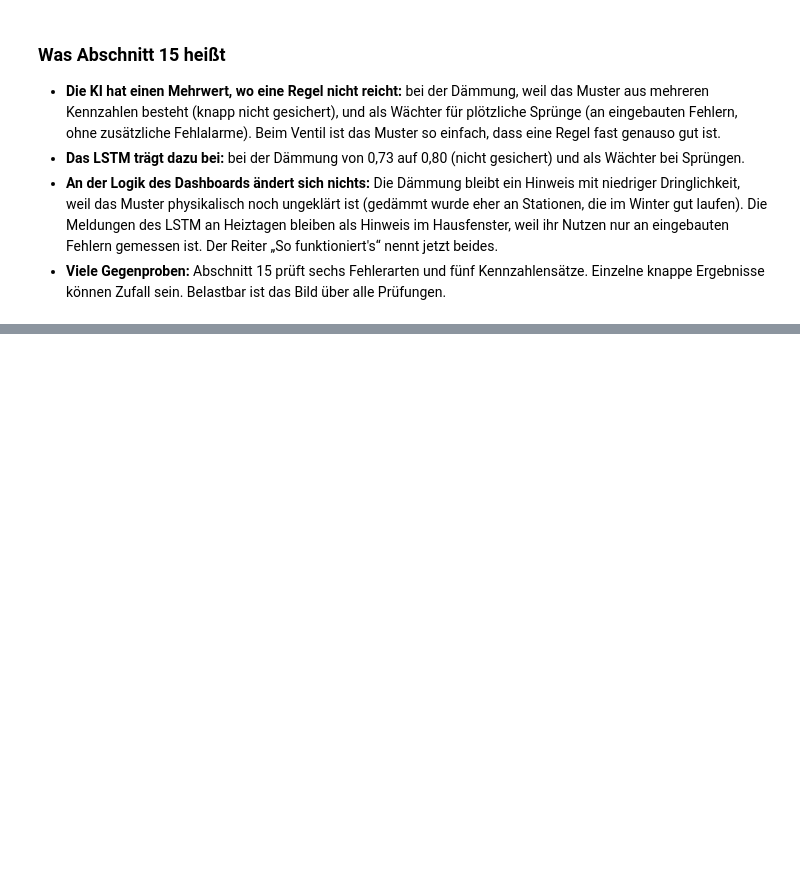
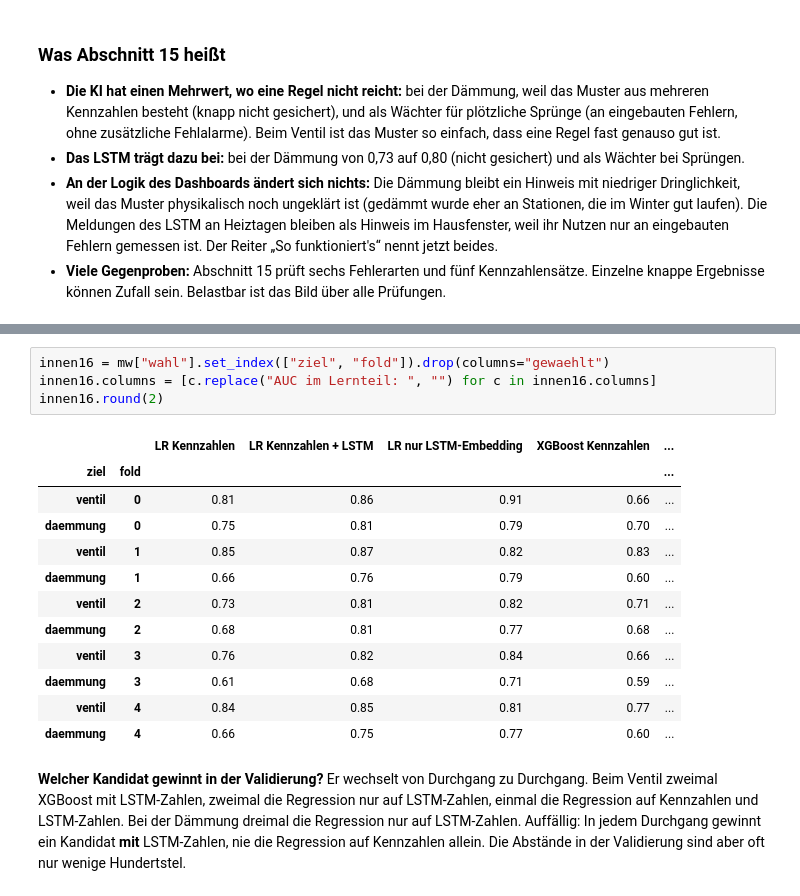
Before and after one commit to ivelinayna/projektseminar, a Jupyter notebook: notebooks/34_modellvergleich_und_umsetzung_nach_aufgabenstellung.ipynb, the cells around one changed output, grey strips where cells are left out. Drawn from its saved outputs; the diff is of its cells as text; blank space fills up the shorter version.

```diff
--- a/notebooks/34_modellvergleich_und_umsetzung_nach_aufgabenstellung.ipynb
+++ b/notebooks/34_modellvergleich_und_umsetzung_nach_aufgabenstellung.ipynb
@@ -2049,0 +2091,22 @@ gespeichert in /home/dom/Code/Github Projekt/projektseminar_neu/outputs/finalver
+# %%
+innen16 = mw["wahl"].set_index(["ziel", "fold"]).drop(columns="gewaehlt")
+innen16.columns = [c.replace("AUC im Lernteil: ", "") for c in innen16.columns]
+innen16.round(2)
+# %% [output]
+|  |  | LR Kennzahlen | LR Kennzahlen + LSTM | LR nur LSTM-Embedding | XGBoost Kennzahlen | ... |
+| ziel | fold |  |  |  |  | ... |
+| ventil | 0 | 0.81 | 0.86 | 0.91 | 0.66 | ... |
+| daemmung | 0 | 0.75 | 0.81 | 0.79 | 0.70 | ... |
+| ventil | 1 | 0.85 | 0.87 | 0.82 | 0.83 | ... |
+| daemmung | 1 | 0.66 | 0.76 | 0.79 | 0.60 | ... |
+| ventil | 2 | 0.73 | 0.81 | 0.82 | 0.71 | ... |
+| daemmung | 2 | 0.68 | 0.81 | 0.77 | 0.68 | ... |
+| ventil | 3 | 0.76 | 0.82 | 0.84 | 0.66 | ... |
+| daemmung | 3 | 0.61 | 0.68 | 0.71 | 0.59 | ... |
+| ventil | 4 | 0.84 | 0.85 | 0.81 | 0.77 | ... |
+| daemmung | 4 | 0.66 | 0.75 | 0.77 | 0.60 | ... |
+# %% [markdown]
+**Welcher Kandidat gewinnt in der Validierung?** Er wechselt von Durchgang zu Durchgang. Beim Ventil zweimal XGBoost mit
+LSTM-Zahlen, zweimal die Regression nur auf LSTM-Zahlen, einmal die Regression auf Kennzahlen und LSTM-Zahlen. Bei der
+Dämmung dreimal die Regression nur auf LSTM-Zahlen. Auffällig: In jedem Durchgang gewinnt ein Kandidat **mit** LSTM-Zahlen,
+nie die Regression auf Kennzahlen allein. Die Abstände in der Validierung sind aber oft nur wenige Hundertstel.
```
Also changed, not shown: parts of 21 cells of this notebook, 7 other files.
